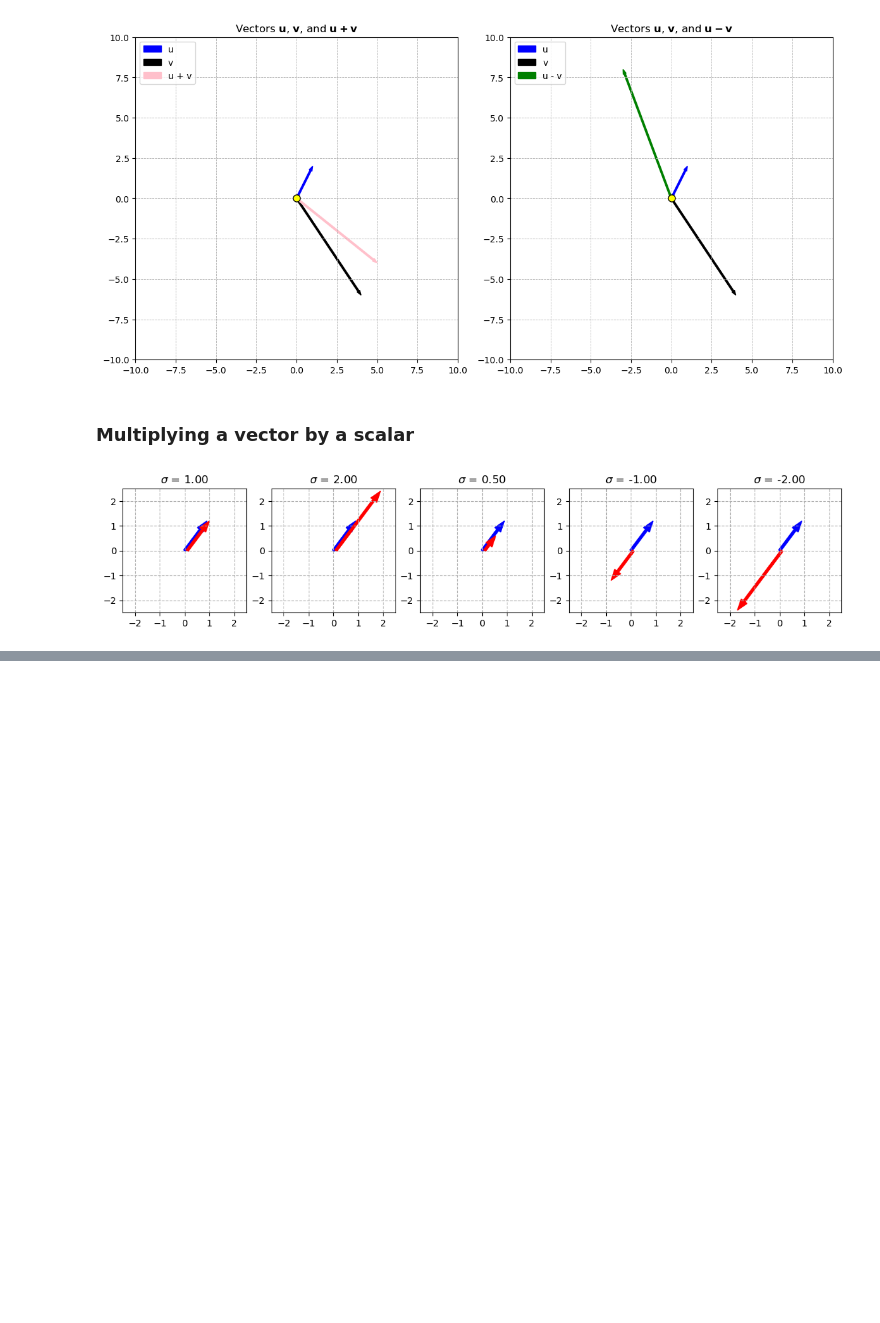
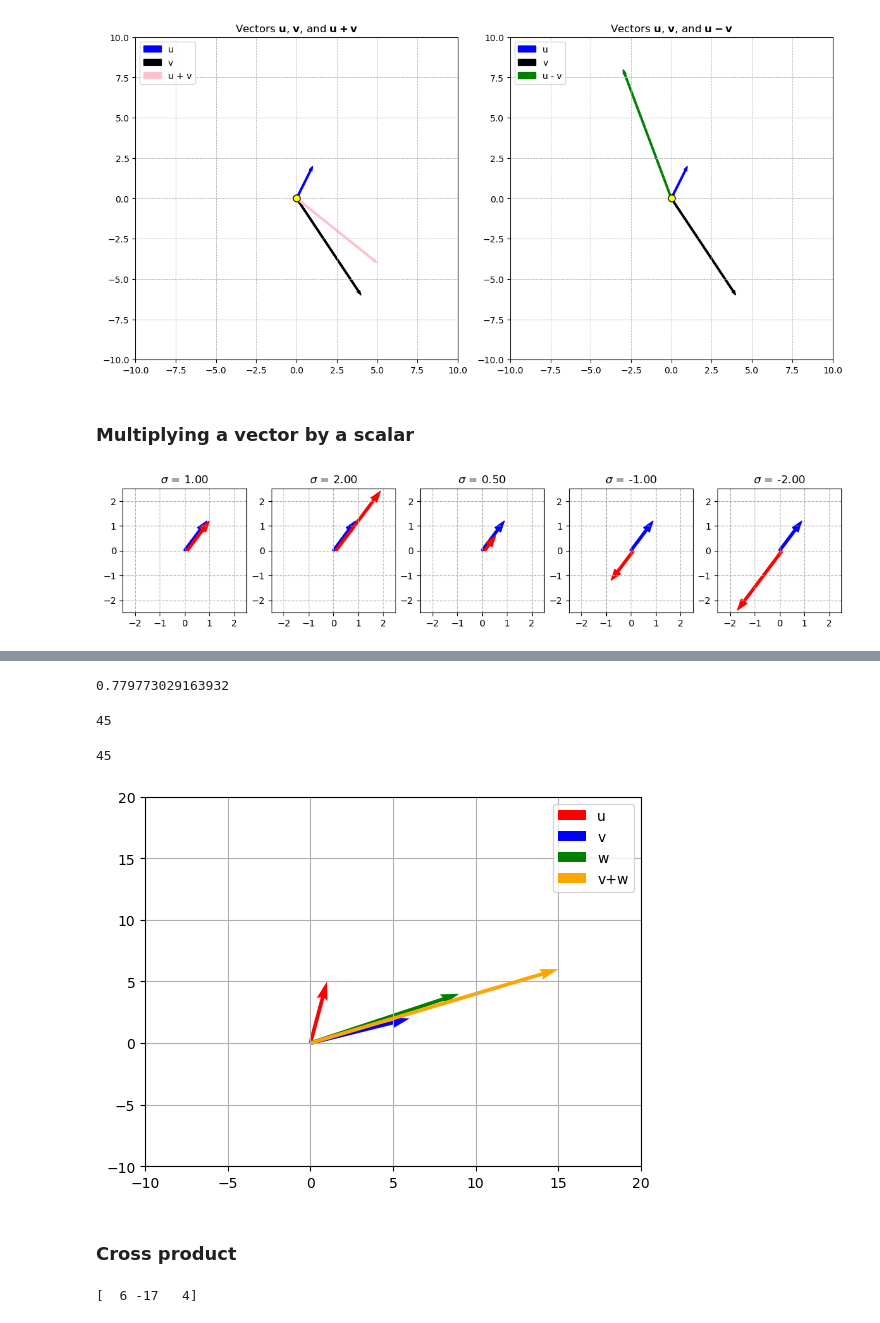
Before and after one commit to joaovquintas/movie-recom-sys, a Jupyter notebook: vectors.ipynb, the cells around one changed output, grey strips where cells are left out. Cells and saved outputs as stored; diff of their text form; code cells hidden in the pictures; blank space fills up the shorter version.

Commit message:
dot and cross product

```diff
--- a/vectors.ipynb
+++ b/vectors.ipynb
@@ -194,0 +200,49 @@ plt.show()
+# %%
+result1 = np.dot(A_normalized, B_normalized)
+print(result1)
+# %% [output]
+0.779773029163932
+# %%
+# three vectors
+
+u = np.array([1, 5])
+v = np.array([6, 2])
+w = np.array([9, 4])
+# %%
+result_1 = np.dot(u, v+w)
+print(result_1)
+# %% [output]
+45
+# %%
+result2 = np.dot(u, v) + np.dot(u, w)
+print(result2)
+# %% [output]
+45
+# %%
+
+vw_sum = v + w
+
+
+plt.figure()
+
+
+plt.quiver(0, 0, u[0], u[1], color = 'r', scale = 1, scale_units = 'xy', angles = 'xy', label = 'u')
+plt.quiver(0, 0, v[0], v[1], color = 'b', scale = 1, scale_units = 'xy', angles = 'xy', label = 'v')
+plt.quiver(0, 0, w[0], w[1], color = 'g', scale = 1, scale_units = 'xy', angles = 'xy', label = 'w')
+plt.quiver(0, 0, vw_sum[0], vw_sum[1], color = 'orange', scale = 1, scale_units = 'xy', angles = 'xy', label = 'v+w')
+
+
+plt.xlim(-10, 20)
+plt.ylim(-10, 20)
+plt.grid()
+plt.legend()
+plt.show()
+# %% [output]
+[figure, added]
+# %% [markdown]
+### Cross product
+# %%
+result_cross = np.cross(A, B)
+print(result_cross)
+# %% [output]
+[  6 -17   4]
```
Also changed, not shown: parts of 7 cells of this notebook.
